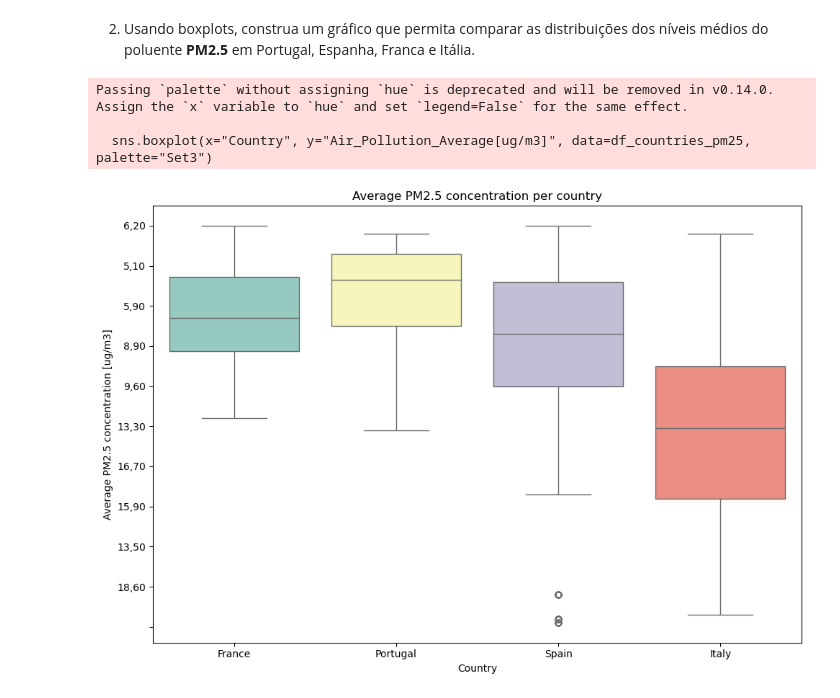
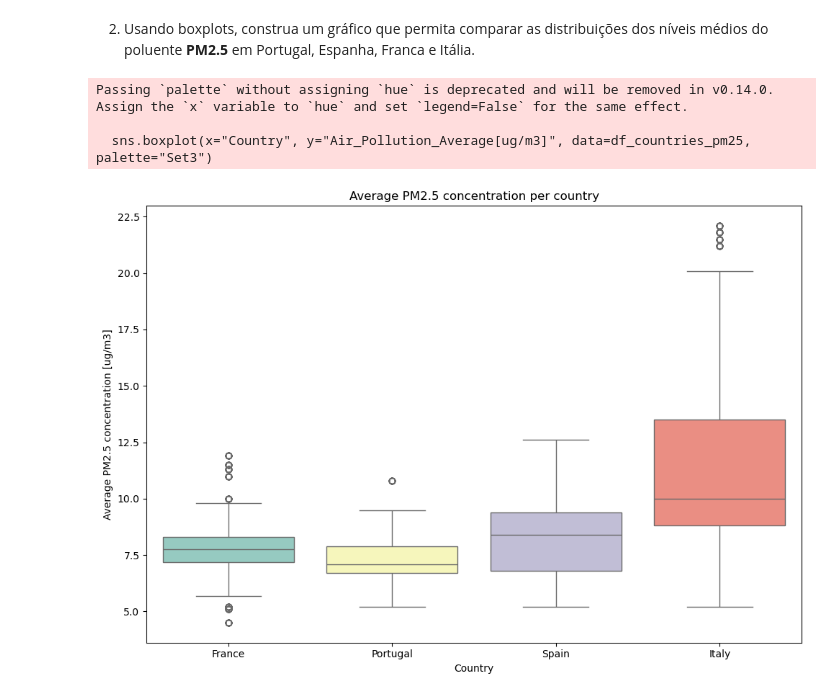
Before and after one commit to salva1211164/anadi-t1, a Jupyter notebook: trabalho.ipynb, the cells around one changed output. Saved outputs shown, nothing was run; the diff lists cells and outputs as text; code cells hidden in the pictures.

```diff
--- a/trabalho.ipynb
+++ b/trabalho.ipynb
@@ -11,6 +11,12 @@ import matplotlib.pyplot as plt
 
 # Load data
 df_europe = pd.read_csv("AIRPOL_data.csv", sep=";")
+
+# Convert all columns to numeric values
+numeric_columns = ['Air_Pollution_Average[ug/m3]', 'Value', 'Populated_Area[km2]', 'Affected_Population']
+for col in numeric_columns:
+    if col in df_europe.columns:
+        df_europe[col] = df_europe[col].astype(str).str.replace(",", ".").astype(float)
 # %%
 # Extract Portugal O3 data if there is any
 df_portugal_o3 = df_europe[(df_europe["Country"] == "Portugal") & (df_europe["Air_Pollutant"] == "O3")]
@@ -58,21 +56,20 @@ Region with highest O3 concentration: PT16H with 102.40 ug/m3
 # %%
 import seaborn as sns
 
 # Extract countries and PM2.5 data
 countries = ["Portugal", "Spain", "France", "Italy"]
 df_countries_pm25 = df_europe[(df_europe["Country"].isin(countries)) & (df_europe["Air_Pollutant"] == "PM2.5")]
 
 # Boxplot
 plt.figure(figsize=(10, 7))
 sns.boxplot(x="Country", y="Air_Pollution_Average[ug/m3]", data=df_countries_pm25, palette="Set3")
 plt.title("Average PM2.5 concentration per country")
 plt.xlabel("Country")
 plt.ylabel("Average PM2.5 concentration [ug/m3]")
 plt.tight_layout()
-plt.yticks(range(0, 101, 10))
 plt.show()
 # %% [output]
 Passing `palette` without assigning `hue` is deprecated and will be removed in v0.14.0. Assign the `x` variable to `hue` and set `legend=False` for the same effect.
 
   sns.boxplot(x="Country", y="Air_Pollution_Average[ug/m3]", data=df_countries_pm25, palette="Set3")
-[figure, old version]
+[figure, new version]
```
Also changed, not shown: parts of 5 cells of this notebook.
